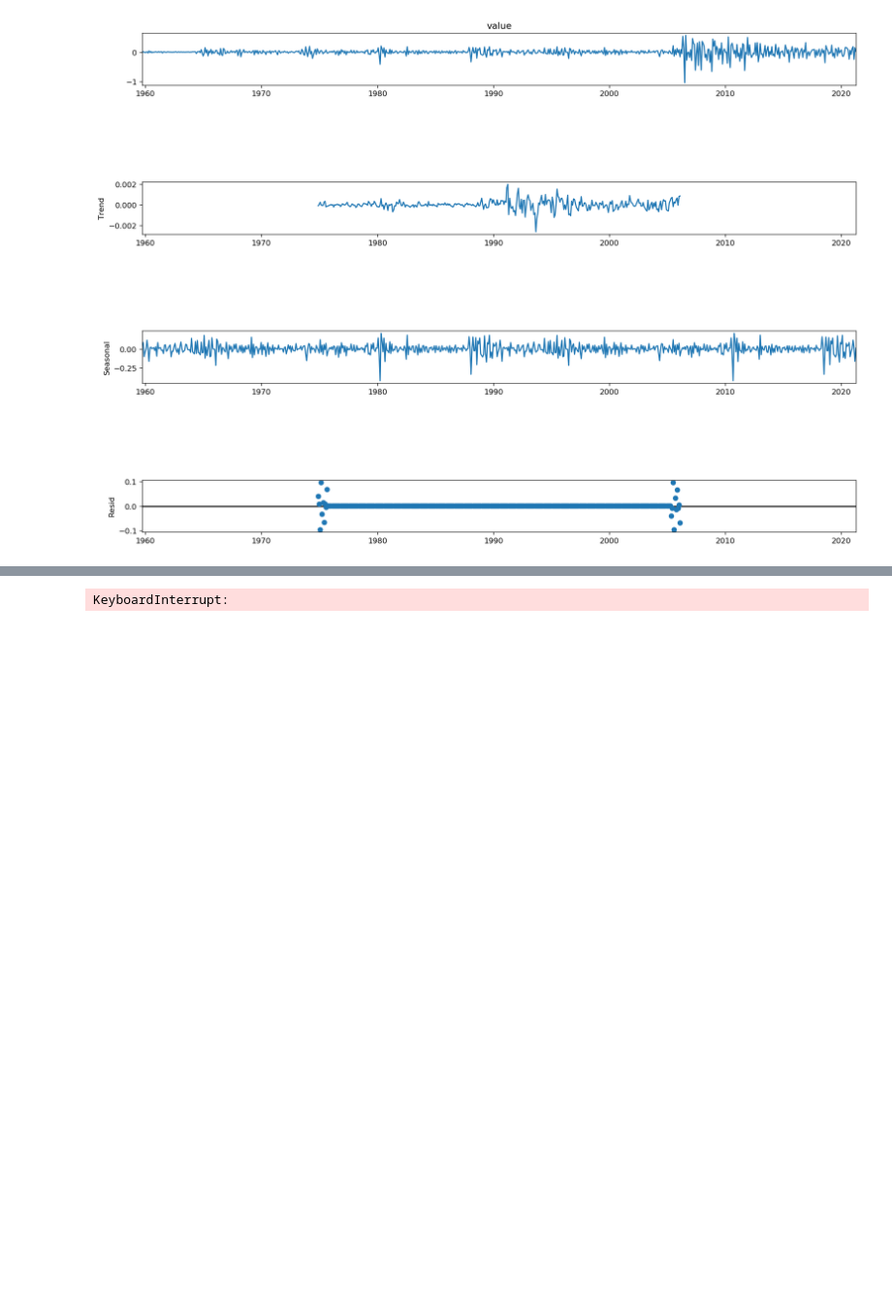
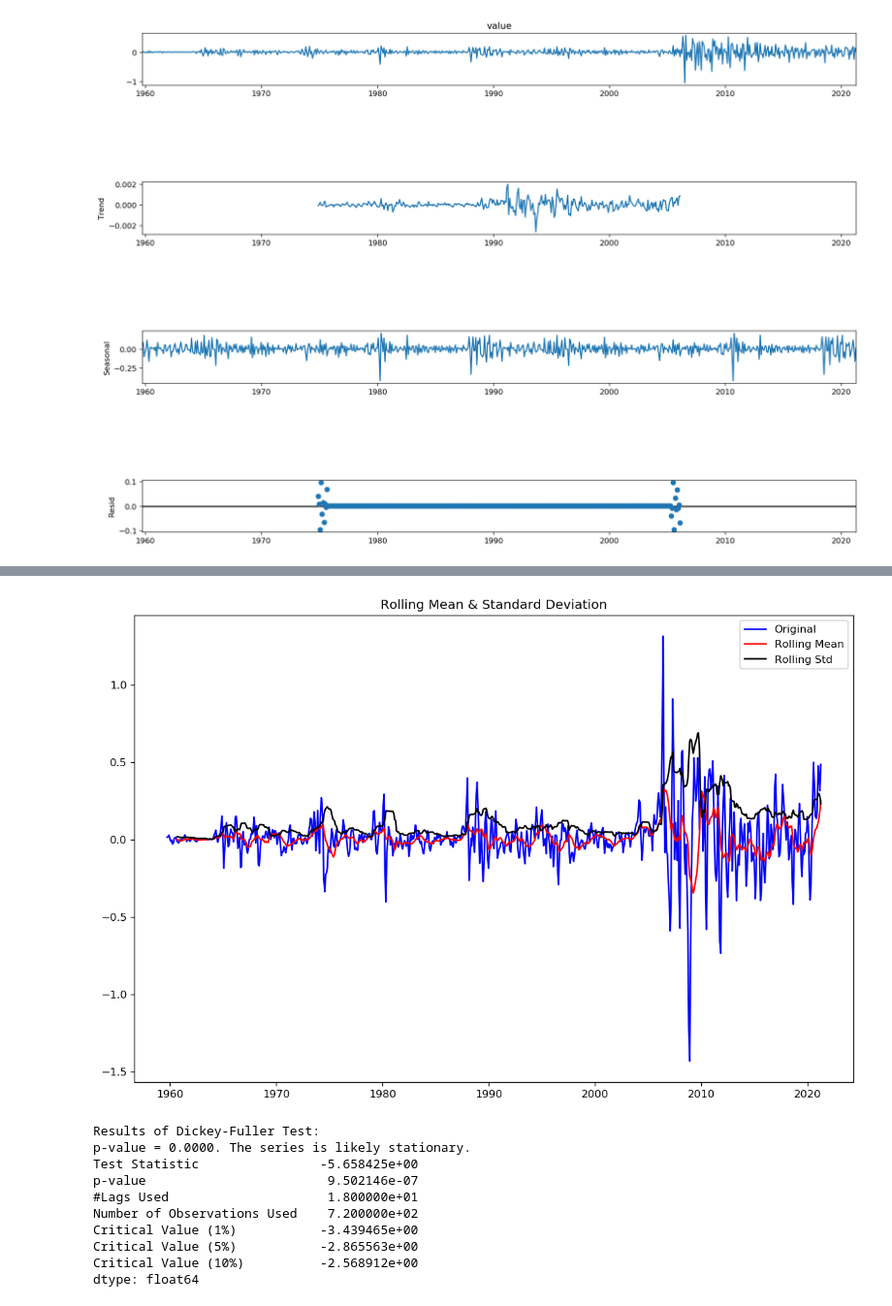
Before and after one commit to shironchen/Hack8, a Jupyter notebook: TIme Series V 0.1.ipynb, the cells around one changed output, grey strips where cells are left out. Shown at 97% size. Cells and saved outputs as stored; diff of their text form; code cells hidden in the pictures; blank space fills up the shorter version.

```diff
--- a/TIme Series V 0.1.ipynb
+++ b/TIme Series V 0.1.ipynb
@@ -199,14 +199,17 @@ Critical Value (10%)          -2.568891e+00
 dtype: float64
-# %%
-from statsmodels.tsa.arima_model import ARIMA
-
-# 1,1,2 ARIMA Model
-model = ARIMA(df.value, order=(1,1,2))
-model_fit = model.fit(disp=0)
-print(model_fit.summary())
-# %% [output]
-KeyboardInterrupt:
 # %%
-first_diff = df.value - df.sales.shift(1)
+first_diff = df.value - df.value.shift(2)
 first_diff = first_diff.dropna(inplace = False)
 test_stationarity(first_diff, window = 12)
+# %% [output]
+[figure, added]
+Results of Dickey-Fuller Test:
+p-value = 0.0000. The series is likely stationary.
+Test Statistic                -5.658425e+00
+p-value                        9.502146e-07
+#Lags Used                     1.800000e+01
+Number of Observations Used    7.200000e+02
+Critical Value (1%)           -3.439465e+00
+Critical Value (5%)           -2.865563e+00
+Critical Value (10%)          -2.568912e+00
+dtype: float64
```
Also changed, not shown: parts of 3 cells of this notebook.
